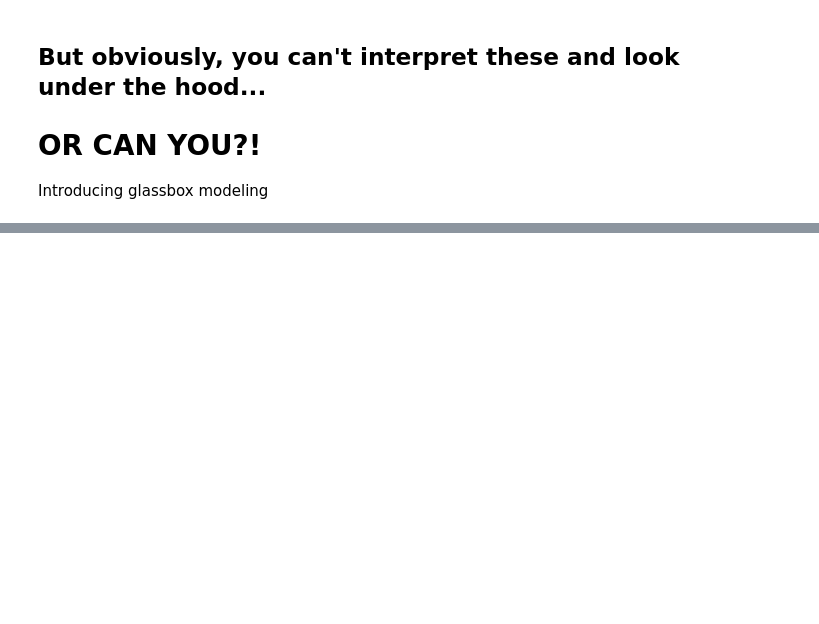
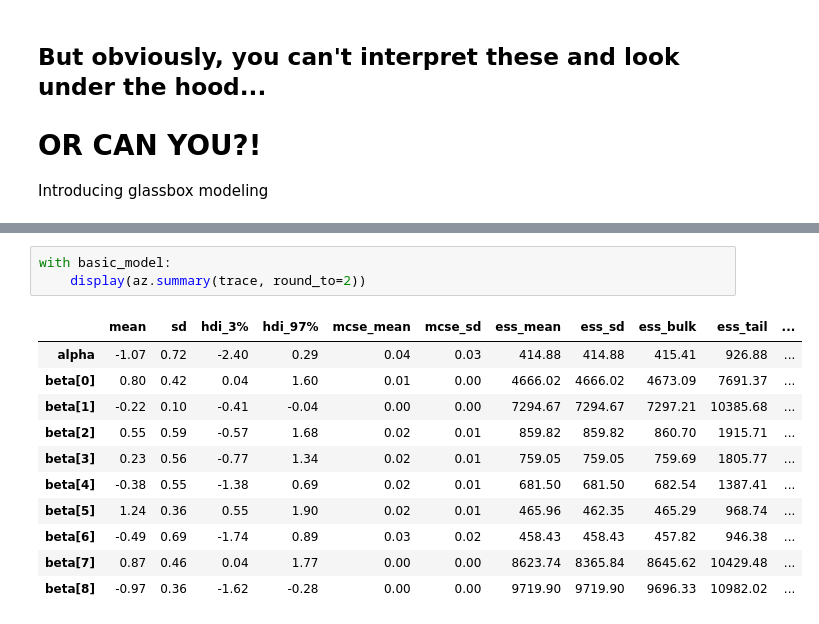
Before and after one commit to BayesianBoys/DataScience, a Jupyter notebook: w2/w2_curse_of_dimensionality_MW_backup.ipynb, the cells around one changed output, grey strips where cells are left out. Cells and saved outputs as stored; diff of their text form; blank space fills up the shorter version.

```diff
--- a/w2/w2_curse_of_dimensionality_MW_backup.ipynb
+++ b/w2/w2_curse_of_dimensionality_MW_backup.ipynb
@@ -275,0 +358,15 @@ array([[237,  29],
+# %%
+with basic_model:
+    display(az.summary(trace, round_to=2))
+# %% [output]
+|  | mean | sd | hdi_3% | hdi_97% | mcse_mean | mcse_sd | ess_mean | ess_sd | ess_bulk | ess_tail | ... |
+| alpha | -1.07 | 0.72 | -2.40 | 0.29 | 0.04 | 0.03 | 414.88 | 414.88 | 415.41 | 926.88 | ... |
+| beta[0] | 0.80 | 0.42 | 0.04 | 1.60 | 0.01 | 0.00 | 4666.02 | 4666.02 | 4673.09 | 7691.37 | ... |
+| beta[1] | -0.22 | 0.10 | -0.41 | -0.04 | 0.00 | 0.00 | 7294.67 | 7294.67 | 7297.21 | 10385.68 | ... |
+| beta[2] | 0.55 | 0.59 | -0.57 | 1.68 | 0.02 | 0.01 | 859.82 | 859.82 | 860.70 | 1915.71 | ... |
+| beta[3] | 0.23 | 0.56 | -0.77 | 1.34 | 0.02 | 0.01 | 759.05 | 759.05 | 759.69 | 1805.77 | ... |
+| beta[4] | -0.38 | 0.55 | -1.38 | 0.69 | 0.02 | 0.01 | 681.50 | 681.50 | 682.54 | 1387.41 | ... |
+| beta[5] | 1.24 | 0.36 | 0.55 | 1.90 | 0.02 | 0.01 | 465.96 | 462.35 | 465.29 | 968.74 | ... |
+| beta[6] | -0.49 | 0.69 | -1.74 | 0.89 | 0.03 | 0.02 | 458.43 | 458.43 | 457.82 | 946.38 | ... |
+| beta[7] | 0.87 | 0.46 | 0.04 | 1.77 | 0.00 | 0.00 | 8623.74 | 8365.84 | 8645.62 | 10429.48 | ... |
+| beta[8] | -0.97 | 0.36 | -1.62 | -0.28 | 0.00 | 0.00 | 9719.90 | 9719.90 | 9696.33 | 10982.02 | ... |
```
Also changed, not shown: parts of 14 cells of this notebook, 1 other file.
